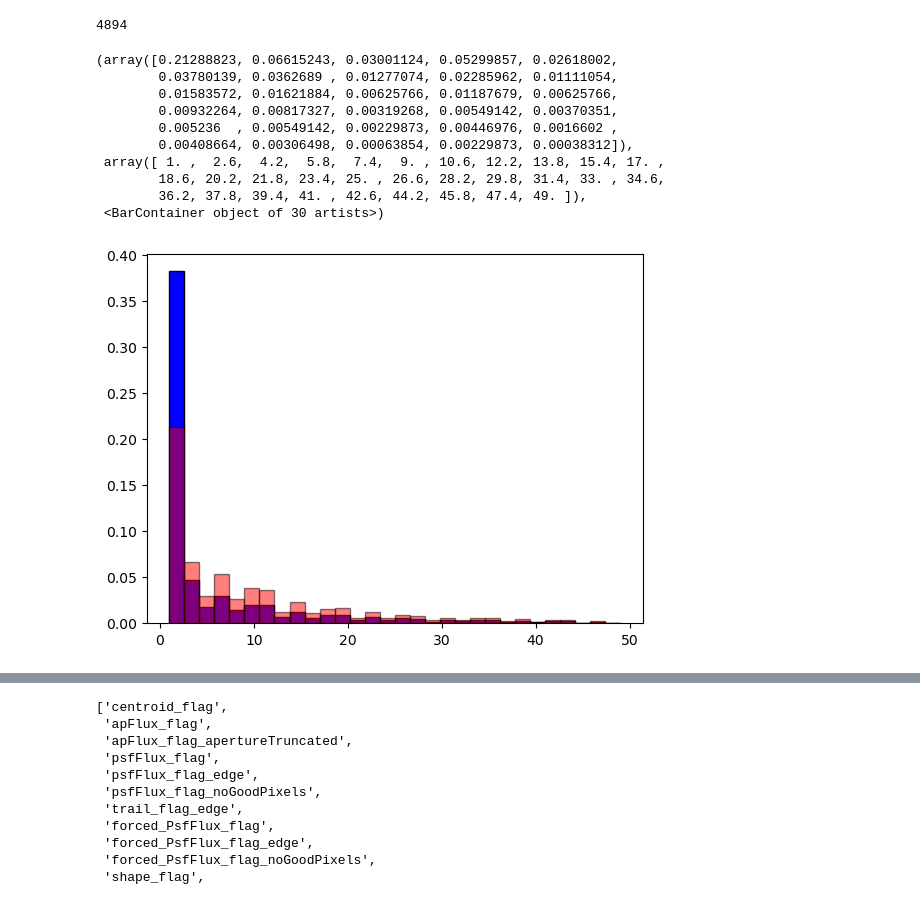
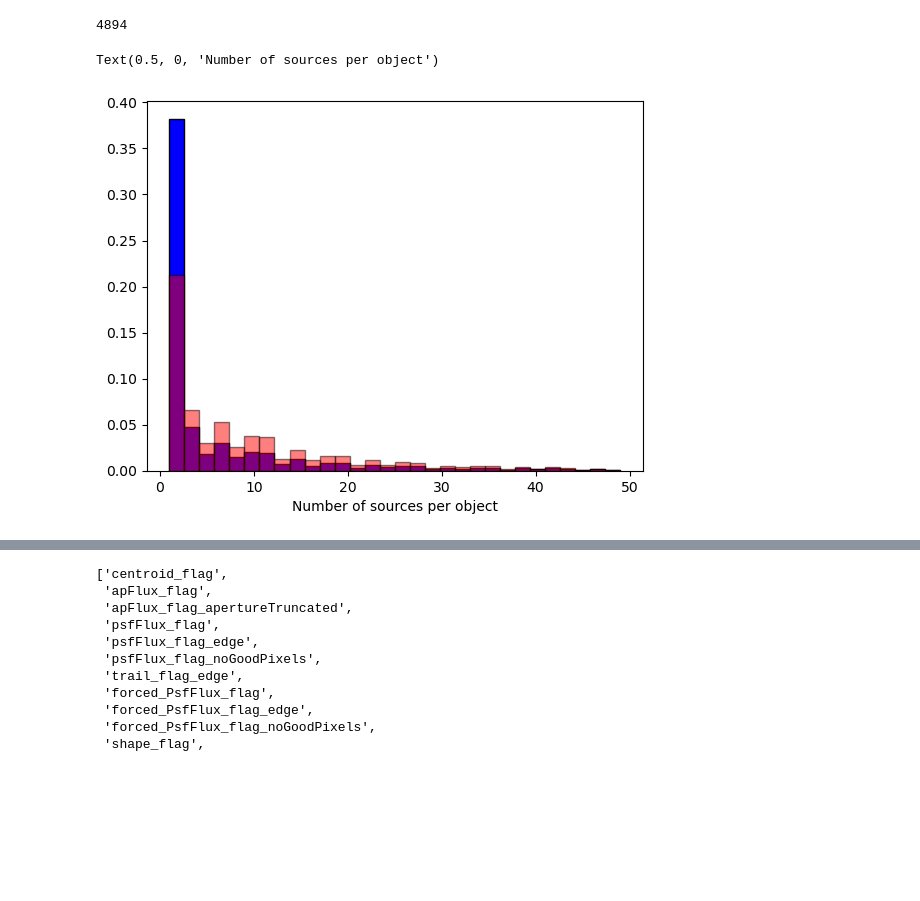
Before and after one commit to lsst-sitcom/notebooks_dia, a Jupyter notebook: DM-45539-OR4.ipynb, the cells around one changed output, grey strips where cells are left out. Cells and saved outputs as stored; diff of their text form; code cells hidden in the pictures; blank space fills up the shorter version.

```diff
--- a/DM-45539-OR4.ipynb
+++ b/DM-45539-OR4.ipynb
@@ -61,0 +183,13 @@ apdbQuery = apdb.ApdbPostgresQuery(instrument=instrument, namespace=schema)
+# %%
+# This is to see all of the columns avaliable
+with apdbQuery.connection as connection:
+    # Query to fetch all column names from the DiaObject table
+    query_columns = '''
+    SELECT column_name
+    FROM information_schema.columns
+    WHERE table_schema = 'pp_ppdb_lsstcomcamsim_or4' AND table_name = 'DiaForcedSource';
+    '''
+    df_columns = pd.read_sql_query(query_columns, connection)
+    print("Available columns:", df_columns['column_name'].tolist())
+
+list_of_diaForcedSource_columns = df_columns['column_name'].tolist()
@@ -94,8 +230,9 @@ Available columns: ['diaSourceId', 'visit', 'detector', 'diaObjectId', 'ssObject
  'pixelFlags_injectedCenter',
  'pixelFlags_injected_template',
  'pixelFlags_injected_templateCenter']
-# %%
-or4_obj = apdbQuery.load_objects(limit=1e7)
 # %%
+#latest = False does not work
+or4_obj = apdbQuery.load_objects(limit=1e7, latest=True)
+
 # We got all of them, less than 1e7 here
-len(or4_obj)
+assert len(or4_obj) < 1e7
@@ -201,7 +348,8 @@ with apdbQuery.connection as connection:
             "pixelFlags_injected",
             "pixelFlags_injectedCenter",
             "pixelFlags_injected_template",
-            "pixelFlags_injected_templateCenter"
+            "pixelFlags_injected_templateCenter",
+            "reliability"
         FROM "{schema}"."DiaSource"
         WHERE "ra" BETWEEN {ra_min} AND {ra_max}
         AND "dec" BETWEEN {dec_min} AND {dec_max}
@@ -267,20 +481,13 @@ len(obj4_field_super_clean)
 # %% [output]
 4894
 # %%
-plt.hist(obj4_field['nDiaSources'], bins=30, density=True, color='blue', edgecolor='black')
-plt.hist(obj4_field_super_clean['nDiaSources'], bins=30, density=True, color='red', edgecolor='black', alpha=0.5)
+# histogram of the number of sources per objects, the ones that cleaned and not
+plt.hist(obj4_field['nDiaSources'], bins=30, density=True, color='blue', edgecolor='black');
+plt.hist(obj4_field_super_clean['nDiaSources'], bins=30, density=True, color='red', edgecolor='black', alpha=0.5);
+plt.xlabel('Number of sources per object')
 # %% [output]
-(array([0.21288823, 0.06615243, 0.03001124, 0.05299857, 0.02618002,
-        0.03780139, 0.0362689 , 0.01277074, 0.02285962, 0.01111054,
-        0.01583572, 0.01621884, 0.00625766, 0.01187679, 0.00625766,
-        0.00932264, 0.00817327, 0.00319268, 0.00549142, 0.00370351,
-        0.005236  , 0.00549142, 0.00229873, 0.00446976, 0.0016602 ,
-        0.00408664, 0.00306498, 0.00063854, 0.00229873, 0.00038312]),
- array([ 1. ,  2.6,  4.2,  5.8,  7.4,  9. , 10.6, 12.2, 13.8, 15.4, 17. ,
-        18.6, 20.2, 21.8, 23.4, 25. , 26.6, 28.2, 29.8, 31.4, 33. , 34.6,
-        36.2, 37.8, 39.4, 41. , 42.6, 44.2, 45.8, 47.4, 49. ]),
- <BarContainer object of 30 artists>)
+Text(0.5, 0, 'Number of sources per object')
-[figure, old version]
+[figure, new version]
 # %%
 # show the subselection we made
 
```
Also changed, not shown: parts of 111 cells of this notebook, 4 other files.
